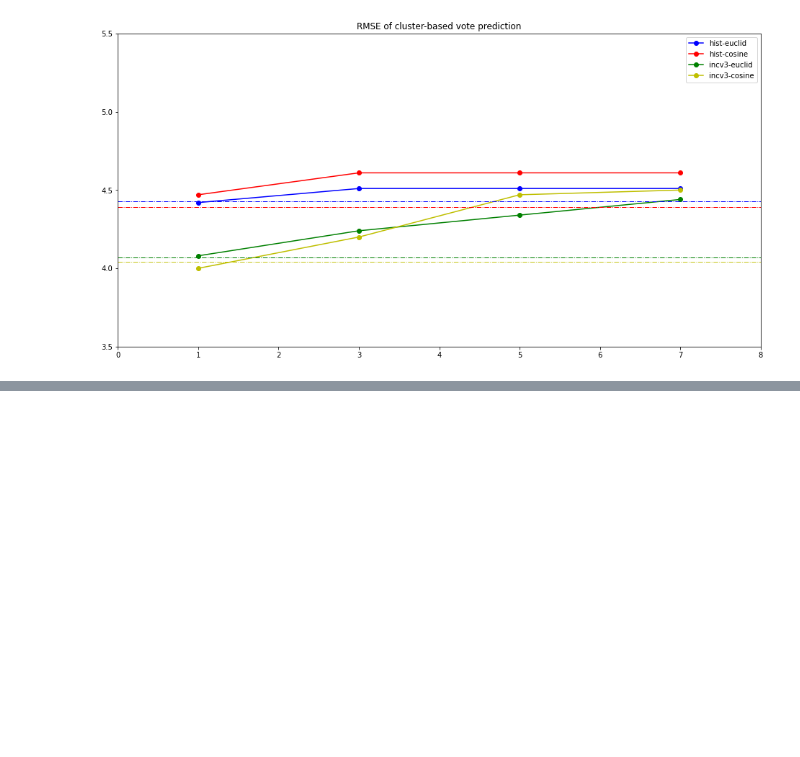
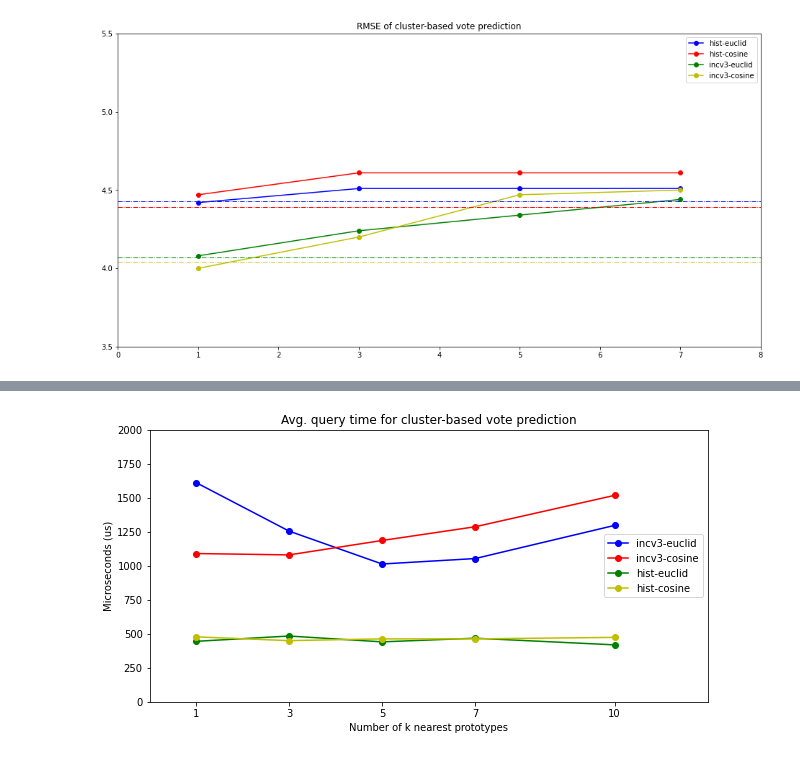
Before and after one commit to EstebanBrito/xai-ucm-unsup, a Jupyter notebook: notebooks/others/Figures.ipynb, the cells around one changed output, grey strips where cells are left out. Drawn from its saved outputs; the diff is of its cells as text; code cells hidden in the pictures; blank space fills up the shorter version.

```diff
--- a/notebooks/others/Figures.ipynb
+++ b/notebooks/others/Figures.ipynb
@@ -36,0 +86,16 @@ plt.show()
+# %%
+plt.figure(figsize=(10, 5))
+plt.plot(k_values_cluster, times_cluster['incv3_feats_euclid'], 'b-o', label='incv3-euclid')
+plt.plot(k_values_cluster, times_cluster['incv3_feats_cosine'], 'r-o', label='incv3-cosine')
+plt.plot(k_values_cluster, times_cluster['color_hist_euclid'], 'g-o', label='hist-euclid')
+plt.plot(k_values_cluster, times_cluster['color_hist_cosine'], 'y-o', label='hist-cosine')
+plt.xlim(0, 12)
+plt.ylim(0, 2000)
+plt.xticks(k_values_cluster)
+plt.xlabel('Number of k nearest prototypes')
+plt.ylabel('Microseconds (us)')
+plt.legend()
+plt.title('Avg. query time for cluster-based vote prediction')
+plt.show()
+# %% [output]
+[figure, added]
```
Also changed, not shown: parts of 8 cells of this notebook.
